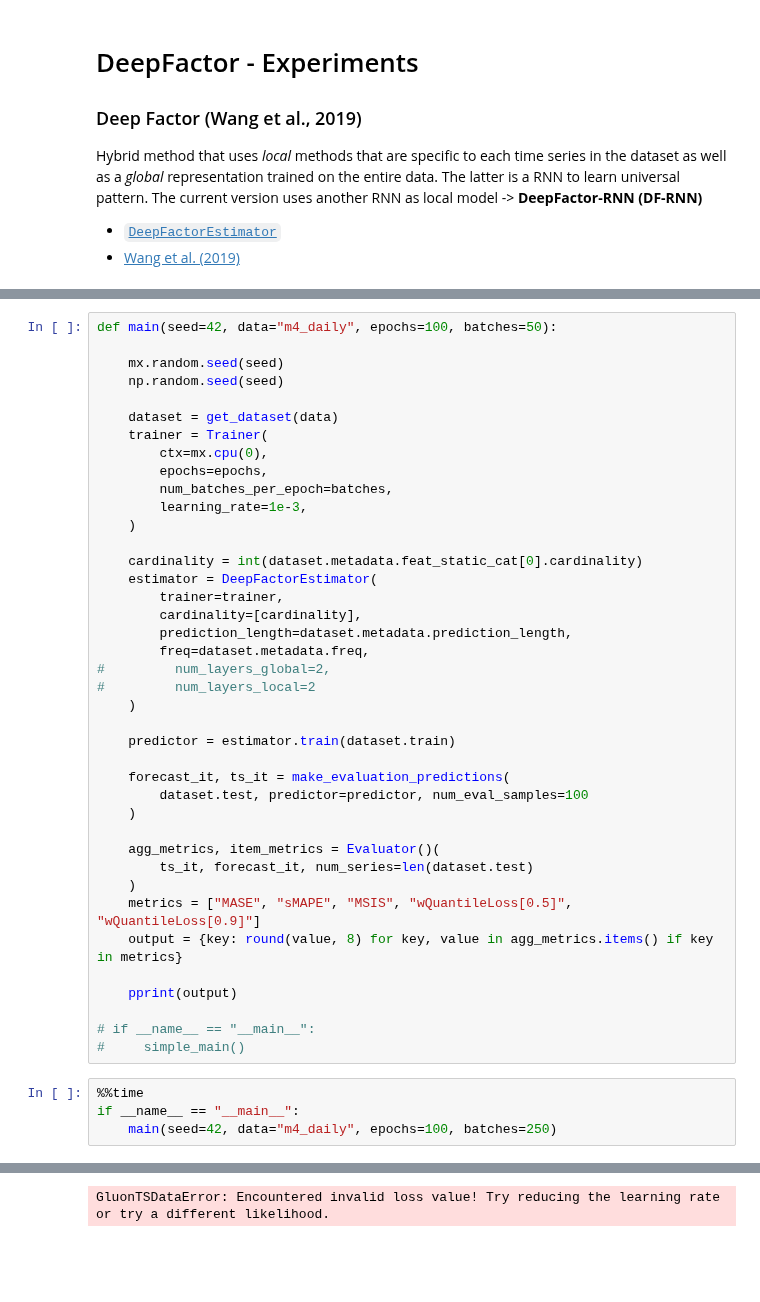
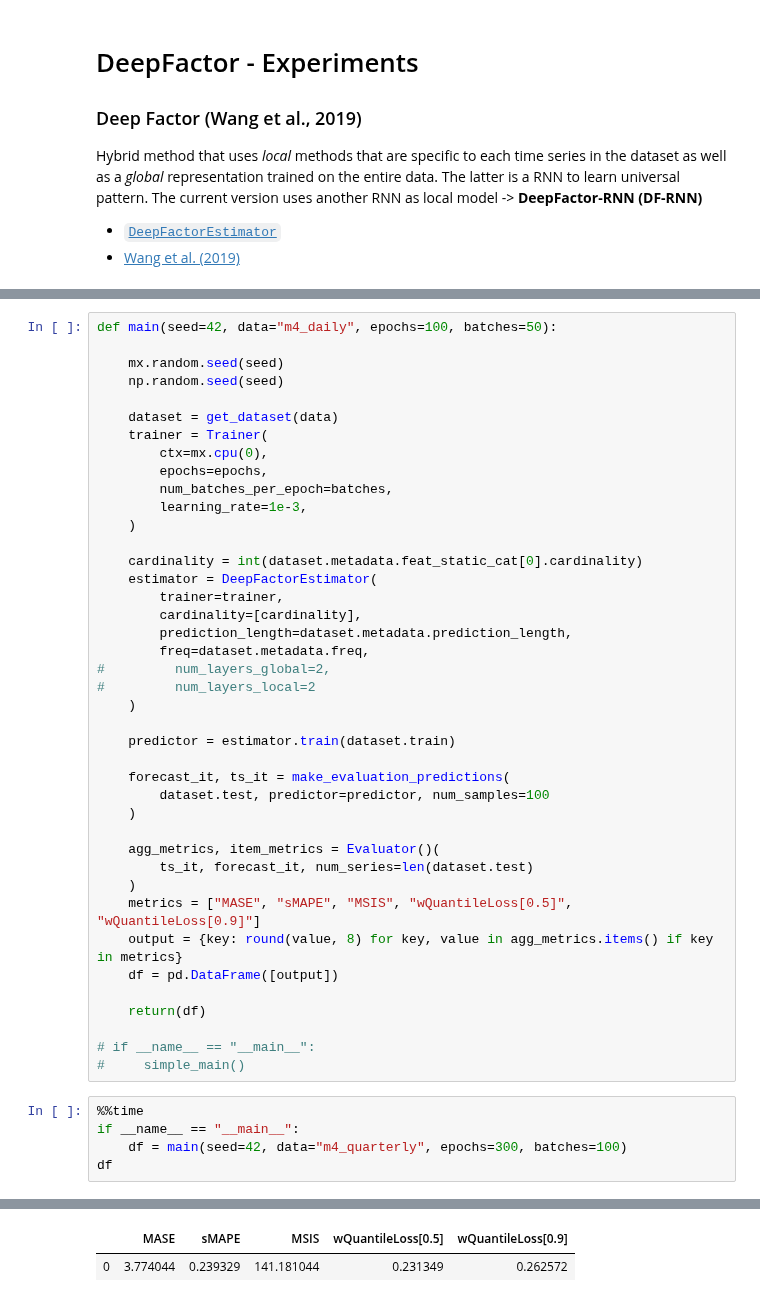
Before and after one commit to tm1611/RNN-for-Time-Series, a Jupyter notebook: DeepFactor01-DeepFactor_experiments_with_gluonts.ipynb, the cells around one changed output, grey strips where cells are left out. Drawn from its saved outputs; the diff is of its cells as text; blank space fills up the shorter version.

```diff
--- a/DeepFactor01-DeepFactor_experiments_with_gluonts.ipynb
+++ b/DeepFactor01-DeepFactor_experiments_with_gluonts.ipynb
@@ -98,7 +84,7 @@ def main(seed=42, data="m4_daily", epochs=100, batches=50):
     predictor = estimator.train(dataset.train)
 
     forecast_it, ts_it = make_evaluation_predictions(
-        dataset.test, predictor=predictor, num_eval_samples=100
+        dataset.test, predictor=predictor, num_samples=100
     )
 
     agg_metrics, item_metrics = Evaluator()(
@@ -106,13 +92,15 @@ def main(seed=42, data="m4_daily", epochs=100, batches=50):
     )
     metrics = ["MASE", "sMAPE", "MSIS", "wQuantileLoss[0.5]", "wQuantileLoss[0.9]"]
     output = {key: round(value, 8) for key, value in agg_metrics.items() if key in metrics}
+    df = pd.DataFrame([output])
 
-    pprint(output)
+    return(df)
 
 # if __name__ == "__main__":
 #     simple_main()
 # %%
 %%time
 if __name__ == "__main__":
-    main(seed=42, data="m4_daily", epochs=100, batches=250)
+    df = main(seed=42, data="m4_quarterly", epochs=300, batches=100)
+df
 # %% [output]
@@ -139 +125,2 @@ INFO:root:Epoch[57] Elapsed time 8.446 seconds
-GluonTSDataError: Encountered invalid loss value! Try reducing the learning rate or try a different likelihood.
+|  | MASE | sMAPE | MSIS | wQuantileLoss[0.5] | wQuantileLoss[0.9] |
+| 0 | 3.774044 | 0.239329 | 141.181044 | 0.231349 | 0.262572 |
```
Also changed, not shown: parts of 9 cells of this notebook, 7 other files.
